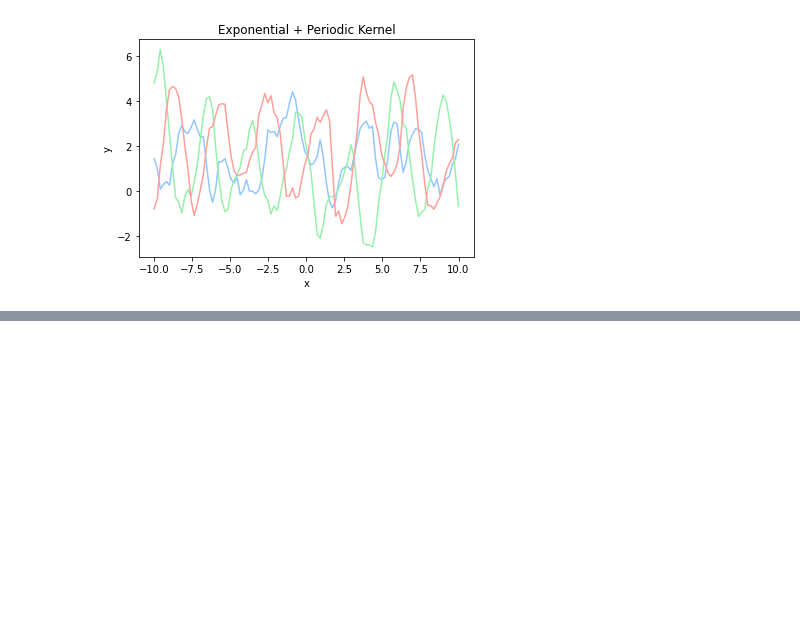
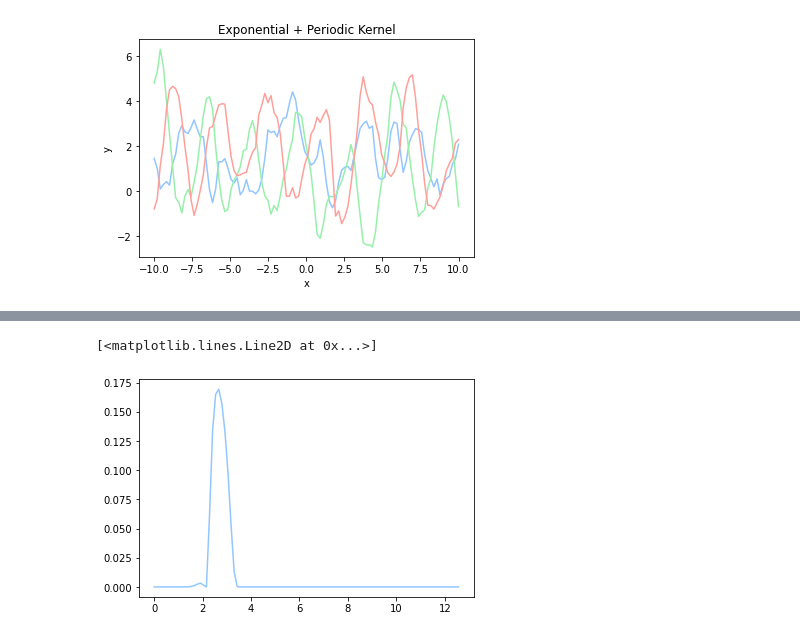
Before and after one commit to meltyyyyy/qiita, a Jupyter notebook: bo/acquisitions.ipynb, the cells around one changed output, grey strips where cells are left out. Saved outputs shown, nothing was run; the diff lists cells and outputs as text; code cells hidden in the pictures; blank space fills up the shorter version.

```diff
--- a/bo/acquisitions.ipynb
+++ b/bo/acquisitions.ipynb
@@ -99,0 +101,11 @@ plot_gpr(x_train, y_train, x_test, mu, var)
+# %%
+n = 100
+data_x = np.linspace(0, 4 * np.pi, n)
+data_y = objective(data_x)
+
+
+x_train, x_test, y_train, y_test = train_test_split(data_x, data_y, test_size=0.95)
+# %%
+# Radiant Basis Kernel
+kernel = lambda x, x_prime : rbf(x, x_prime, theta_1=1.0, theta_2=1.0)
+mu, var = gpr(x_train, y_train, data_x, kernel)
@@ -99,0 +127,14 @@ plot_gpr(x_train, y_train, x_test, mu, var)
+# %%
+#### EI
+def EI(mu,var):
+    eps = 1e-7
+    sigma = np.sqrt(np.abs(var))
+    y_hat = np.max(mu)
+    theta = (mu - y_hat)/(sigma + eps)
+    return np.array([(mu[i] - y_hat)*norm.cdf(theta[i]) + sigma[i]*norm.pdf(theta[i]) for i in range(len(theta))])
+
+ei = EI(mu, var)
+plt.plot(data_x, ei)
+# %% [output]
+[<matplotlib.lines.Line2D at 0x...>]
+[figure, added]
```
Also changed, not shown: parts of 7 cells of this notebook, 1 other file.
